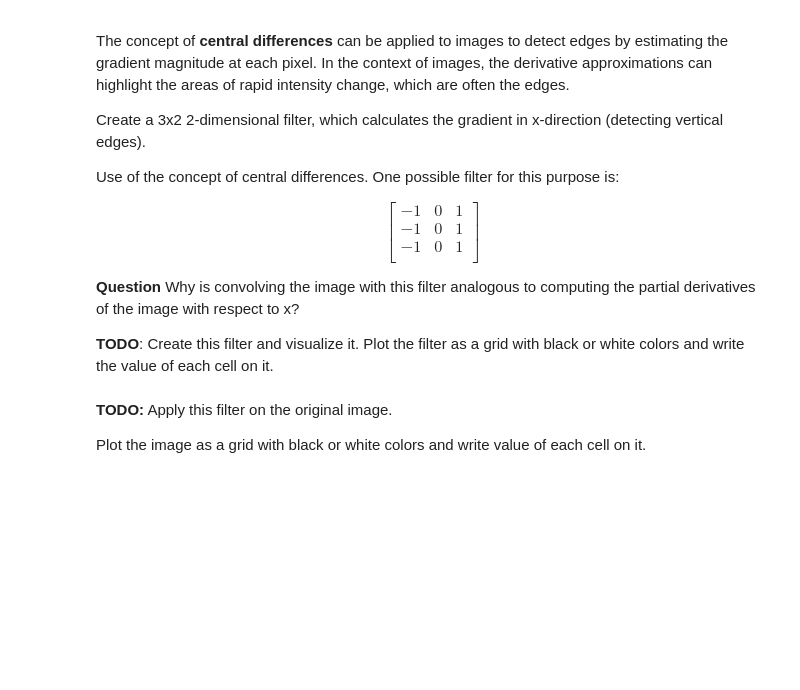
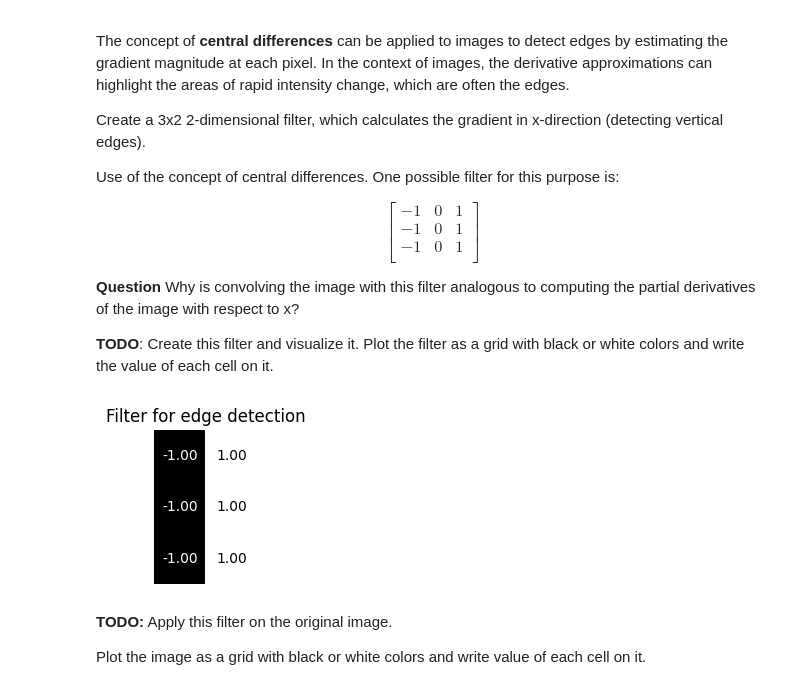
Before and after one commit to HARINI-RadheyKrishna/Machine_Learning, a Jupyter notebook: EE599_ML_Systems_HW2.ipynb, the cells around one changed output. Drawn from its saved outputs; the diff is of its cells as text; code cells hidden in the pictures; blank space fills up the shorter version.

```diff
--- a/EE599_ML_Systems_HW2.ipynb
+++ b/EE599_ML_Systems_HW2.ipynb
@@ -172,6 +179,24 @@ Use of the concept of central differences. One possible filter for this purpose
 **Question** Why is convolving the image with this filter analogous to computing the partial derivatives of the image with respect to x?
 
 **TODO**: Create this filter and visualize it. Plot the filter as a grid with black or white colors and write the value of each cell on it.
+# %%
+edge_filter = np.array([[-1,1],[-1,1],[-1,1]])
+
+#print(edge_filter)
+
+#Visualization of the edge_filter
+plt.figure(figsize = (2,2))
+plt.imshow(edge_filter, cmap='gray')
+for i in range(edge_filter.shape[0]):
+    for j in range(edge_filter.shape[1]):
+        pixel_value2 = edge_filter[i, j]
+        text_color = 'white' if pixel_value2 < 0.5 else 'black'
+        plt.text(j, i, f'{pixel_value2:.2f}', ha='center', va='center', color=text_color)
+plt.title("Filter for edge detection")
+plt.axis('off')
+plt.show()
+# %% [output]
+[figure, added]
 # %% [markdown]
 **TODO:** Apply this filter on the original image.
 
```
Also changed, not shown: parts of 2 cells of this notebook.
